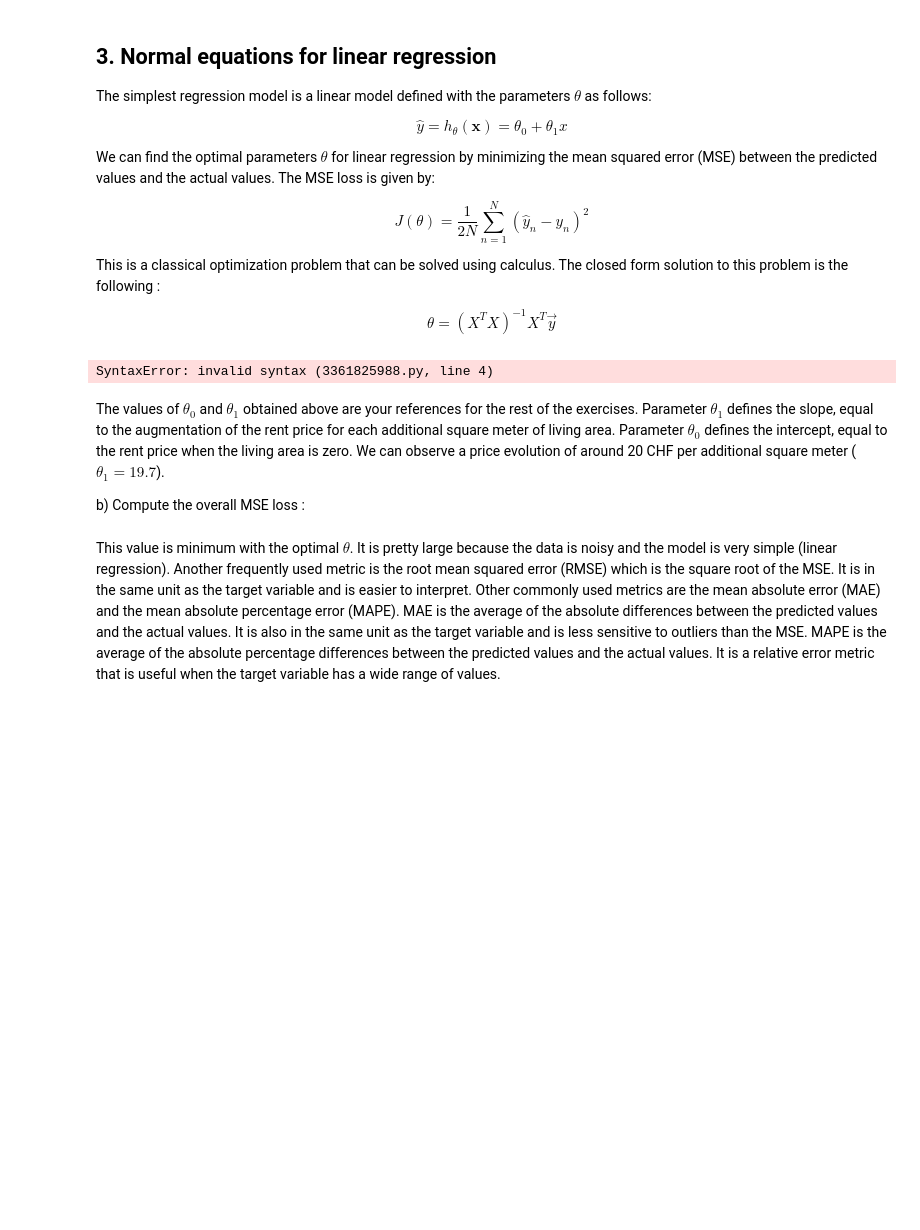
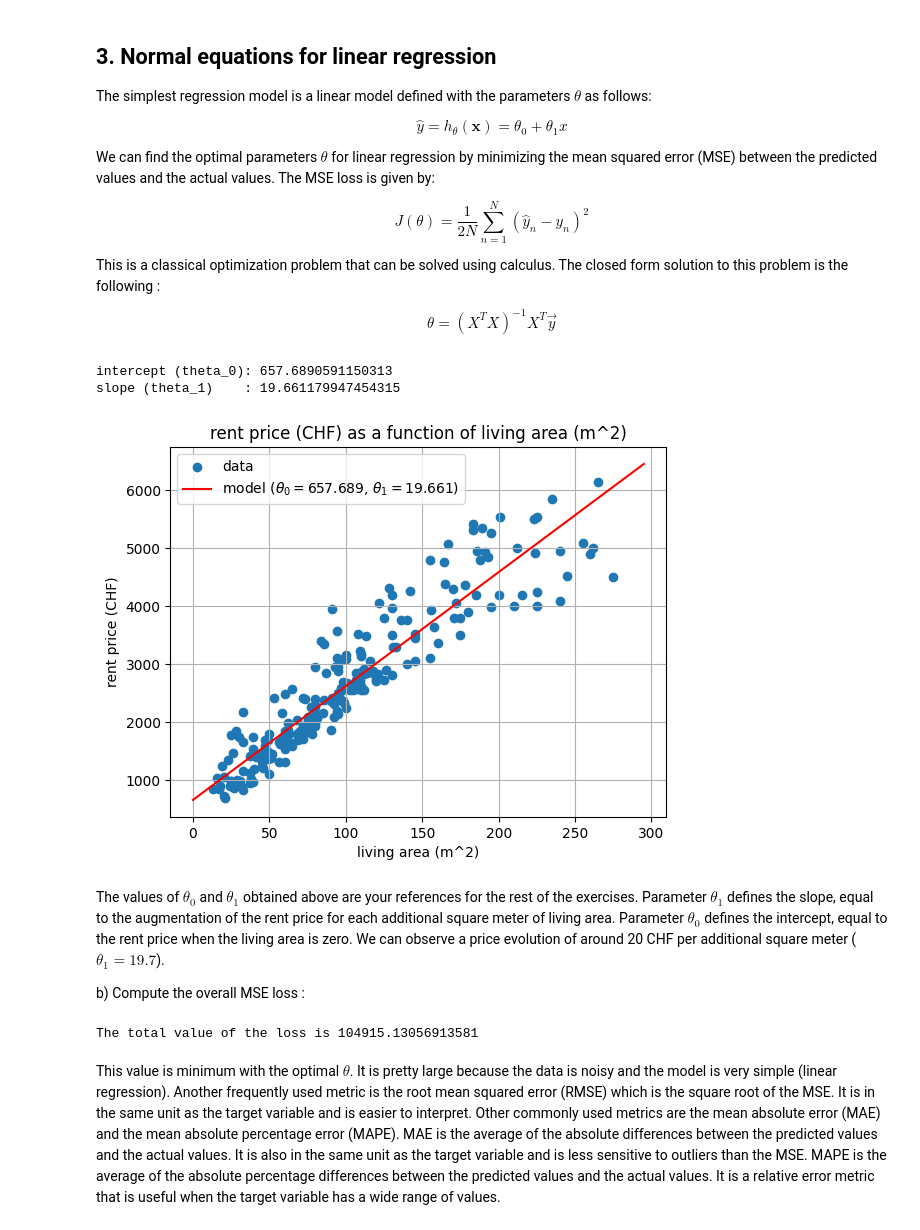
Before and after one commit to MehrLinard/DeLearnSpr26, a Jupyter notebook: Mandatory_Handin2/student-input/cg-linear-regression-stud.ipynb, the cells around one changed output. Drawn from its saved outputs; the diff is of its cells as text; code cells hidden in the pictures; blank space fills up the shorter version.

Commit message:
formulas for mse rmse mae mape implemented

```diff
--- a/Mandatory_Handin2/student-input/cg-linear-regression-stud.ipynb
+++ b/Mandatory_Handin2/student-input/cg-linear-regression-stud.ipynb
@@ -111,27 +111,31 @@ This is a classical optimization problem that can be solved using calculus. The
 # %%
 # see Eq. (3), (4) and (5) of the MPW2 pdf
 X = np.c_[np.ones(len(living_area)), living_area]
 y = rent_price
-theta = # TO COMPLETE
+# According to formula in the markdown just above
+# expected is Theta = Inverted (X Transposed multiplied X ) multiplied X Transposed multiplied Y
+theta = np.linalg.inv(X.T @ X) @ X.T @ y
 
 print("intercept (theta_0):", theta[0])  # should be around 658
 print("slope (theta_1)    :", theta[1])  # should be around 19.7
 
 x_curve = np.array(np.linspace(0, np.max(X) + 20, 200))
 y_curve = theta[0] + theta[1] * x_curve
 
 plot_data_prediction(
     living_area,
     rent_price,
     x_curve,
     y_curve,
     x_title='living area (m^2)',
     y_title='rent price (CHF)',
     theta_0=theta[0],
     theta_1=theta[1],
 )
 # %% [output]
-SyntaxError: invalid syntax (3361825988.py, line 4)
+intercept (theta_0): 657.6890591150313
+slope (theta_1)    : 19.661179947454315
+[figure, added]
 # %% [markdown]
 The values of $\theta_0$ and $\theta_1$ obtained above are your references for the rest of the exercises.
 Parameter $\theta_1$ defines the slope, equal to the augmentation of the rent price for each additional square meter of living area. Parameter $\theta_0$ defines the intercept, equal to the rent price when the living area is zero. We can observe a price evolution of around 20 CHF per additional square meter ($\theta_1 = 19.7$).
@@ -139,11 +143,19 @@ Parameter $\theta_1$ defines the slope, equal to the augmentation of the rent pr
 b) Compute the overall MSE loss :
 # %%
 def mse_loss(y_hat, y):
-    ... TO COMPLETE ...
-    return ... TO COMPLETE ...
+    #get number of elements, i need it for get mean
+    N = len(y)
+    # I need the sum of all errors squared , so (y_hat -Y) power 2
+    Sum = np.sum((y_hat - y)**2)
+    # now divide by 2 same s in formula
+    MSE = Sum / (2*N)
+    return MSE
+
 
 y_hat = theta[0] + theta[1] * living_area
 J = mse_loss(y_hat, y)
 print("The total value of the loss is", J)  # should be around 105K
+# %% [output]
+The total value of the loss is 104915.13056913581
 # %% [markdown]
 This value is minimum with the optimal $\theta$. It is pretty large because the data is noisy and the model is very simple (linear regression). Another frequently used metric is the root mean squared error (RMSE) which is the square root of the MSE. It is in the same unit as the target variable and is easier to interpret. Other commonly used metrics are the mean absolute error (MAE) and the mean absolute percentage error (MAPE). MAE is the average of the absolute  differences between the predicted values and the actual values. It is also in the same unit as the target variable and is less sensitive to outliers than the MSE. MAPE is the average of the absolute percentage differences between the predicted values and the actual values. It is a relative error metric that is useful when the target variable has a wide range of values.
```
Also changed, not shown: parts of 2 cells of this notebook.
